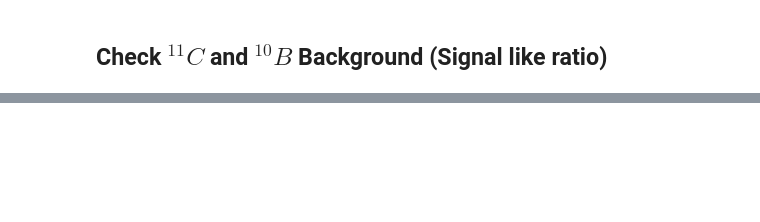
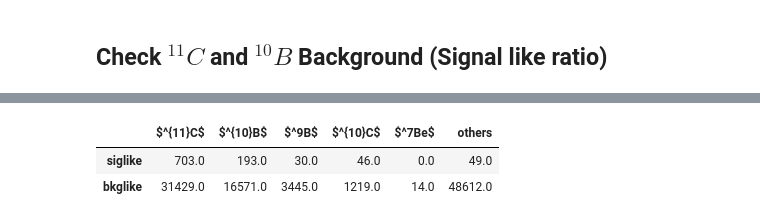
Before and after one commit to Zepeng/LS_ML, a Jupyter notebook: sk_psd/StudyC11Classify.ipynb, the cells around one changed output, grey strips where cells are left out. Drawn from its saved outputs; the diff is of its cells as text; code cells hidden in the pictures; blank space fills up the shorter version.

```diff
--- a/sk_psd/StudyC11Classify.ipynb
+++ b/sk_psd/StudyC11Classify.ipynb
@@ -181,0 +214,20 @@ bkg like : 29565
+# %%
+C11_siglike = counter_C11[True]
+C11_bkglike = counter_C11[False]
+C10_siglike = counter_C10[True]
+C10_bkglike = counter_C10[False]
+C9_siglike = counter_C9[True]
+C9_bkglike = counter_C9[False]
+B10_siglike = counter_B10[True]
+B9_siglike = counter_B9[True]
+Be7_siglike = counter_Be7[True]
+B10_bkglike = counter_B10[False]
+B9_bkglike = counter_B9[False]
+Be7_bkglike = counter_Be7[False]
+h_C_bkglike = [C9_bkglike, C10_bkglike, C11_bkglike]
+h_C_siglike = [C9_siglike, C10_siglike, C11_siglike]
+h_siglike_main_compnent = [C11_siglike, B10_siglike, B9_siglike, C10_siglike, Be7_siglike]
+h_bkglike_main_compnent = [C11_bkglike, B10_bkglike, B9_bkglike, C10_bkglike, Be7_bkglike]
+print(h_siglike_main_compnent)
+pd.DataFrame([h_C_bkglike, h_C_siglike ],
+             index=["Background Like","Signal Like"], columns=["$^{9}C$","$^{10}C$","$^{11}C$"])
@@ -181,0 +239,10 @@ bkg like : 29565
+# %%
+n_siglike_others = np.sum(h_siglike)-np.sum(h_siglike_main_compnent)
+n_bkglike_others = np.sum(h_bkglike)-np.sum(h_bkglike_main_compnent)
+label_main_component = ["$^{11}C$","$^{10}B$", "$^9B$", "$^{10}C$", "$^7Be$", "others" ]
+pd.DataFrame([np.concatenate((h_siglike_main_compnent, [n_siglike_others])),
+              np.concatenate((h_bkglike_main_compnent, [n_bkglike_others]))], index=["siglike", "bkglike"],columns=label_main_component)
+# %% [output]
+|  | $^{11}C$ | $^{10}B$ | $^9B$ | $^{10}C$ | $^7Be$ | others |
+| siglike | 703.0 | 193.0 | 30.0 | 46.0 | 0.0 | 49.0 |
+| bkglike | 31429.0 | 16571.0 | 3445.0 | 1219.0 | 14.0 | 48612.0 |
```
Also changed, not shown: parts of 23 cells of this notebook, 11 other files.
